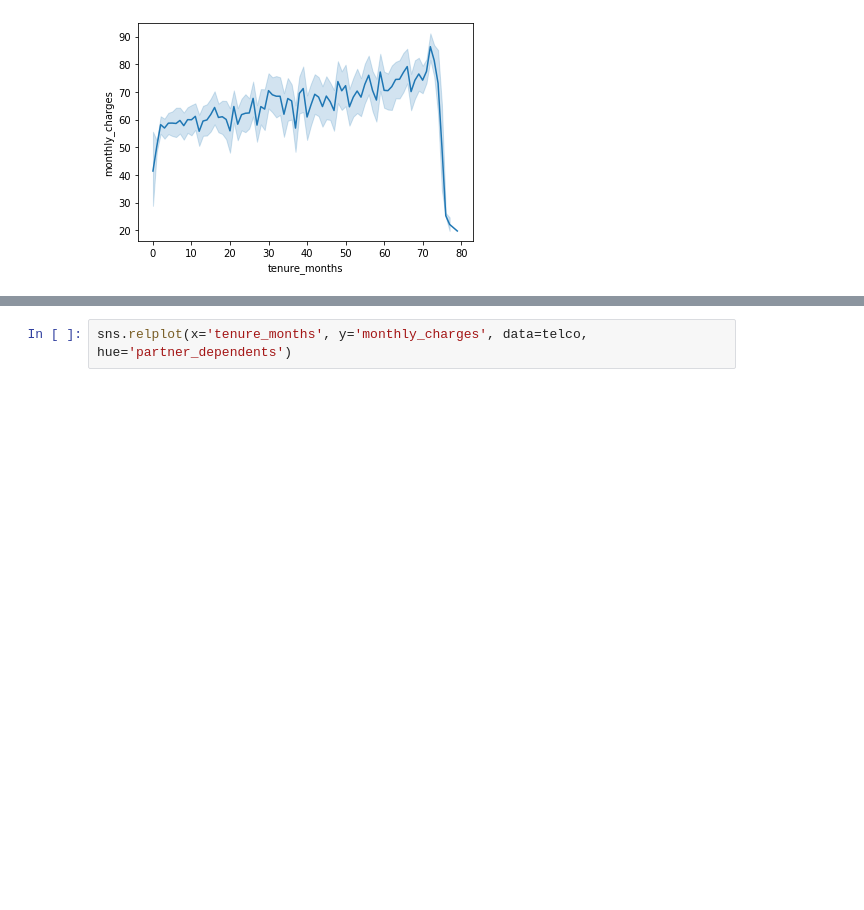
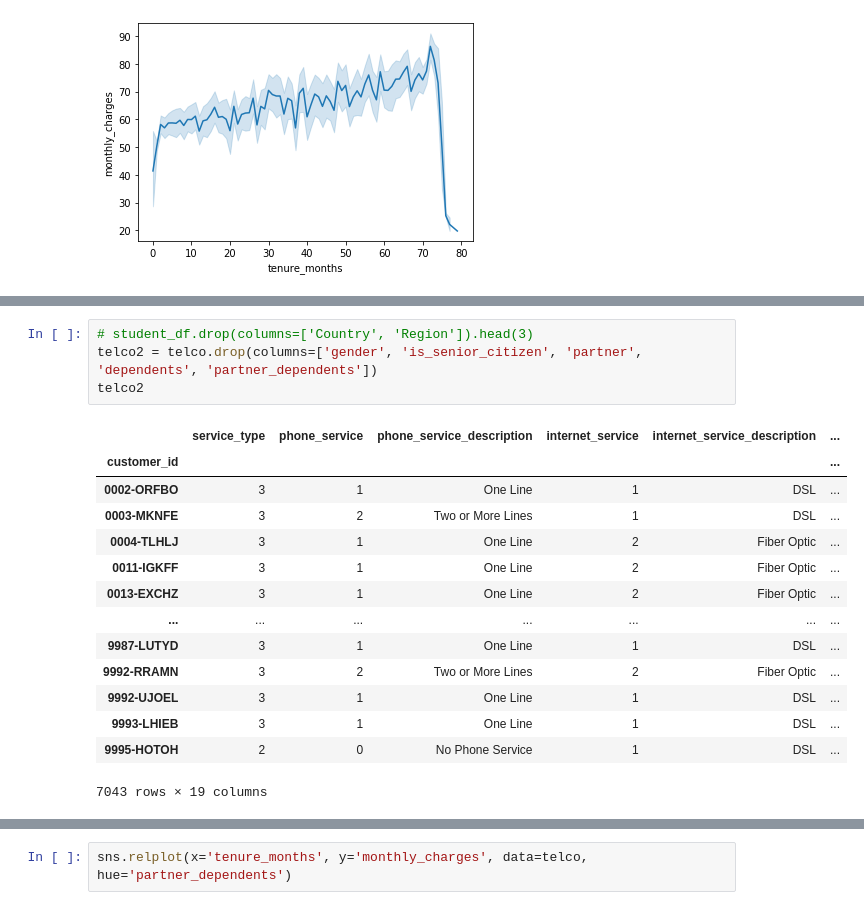
Before and after one commit to RyvynYoung/more_exercises, a Jupyter notebook: telco_data.ipynb, the cells around one changed output, grey strips where cells are left out. Cells and saved outputs as stored; diff of their text form; blank space fills up the shorter version.

```diff
--- a/telco_data.ipynb
+++ b/telco_data.ipynb
@@ -53,0 +64,19 @@ sns.relplot(x='tenure_months', y='monthly_charges', data=telco, hue='service_typ
+# %%
+# student_df.drop(columns=['Country', 'Region']).head(3)
+telco2 = telco.drop(columns=['gender', 'is_senior_citizen', 'partner', 'dependents', 'partner_dependents'])
+telco2
+# %% [output]
+|  | service_type | phone_service | phone_service_description | internet_service | internet_service_description | ... |
+| customer_id |  |  |  |  |  | ... |
+| 0002-ORFBO | 3 | 1 | One Line | 1 | DSL | ... |
+| 0003-MKNFE | 3 | 2 | Two or More Lines | 1 | DSL | ... |
+| 0004-TLHLJ | 3 | 1 | One Line | 2 | Fiber Optic | ... |
+| 0011-IGKFF | 3 | 1 | One Line | 2 | Fiber Optic | ... |
+| 0013-EXCHZ | 3 | 1 | One Line | 2 | Fiber Optic | ... |
+| ... | ... | ... | ... | ... | ... | ... |
+| 9987-LUTYD | 3 | 1 | One Line | 1 | DSL | ... |
+| 9992-RRAMN | 3 | 2 | Two or More Lines | 2 | Fiber Optic | ... |
+| 9992-UJOEL | 3 | 1 | One Line | 1 | DSL | ... |
+| 9993-LHIEB | 3 | 1 | One Line | 1 | DSL | ... |
+| 9995-HOTOH | 2 | 0 | No Phone Service | 1 | DSL | ... |
+7043 rows × 19 columns
```
Also changed, not shown: parts of 5 cells of this notebook.
